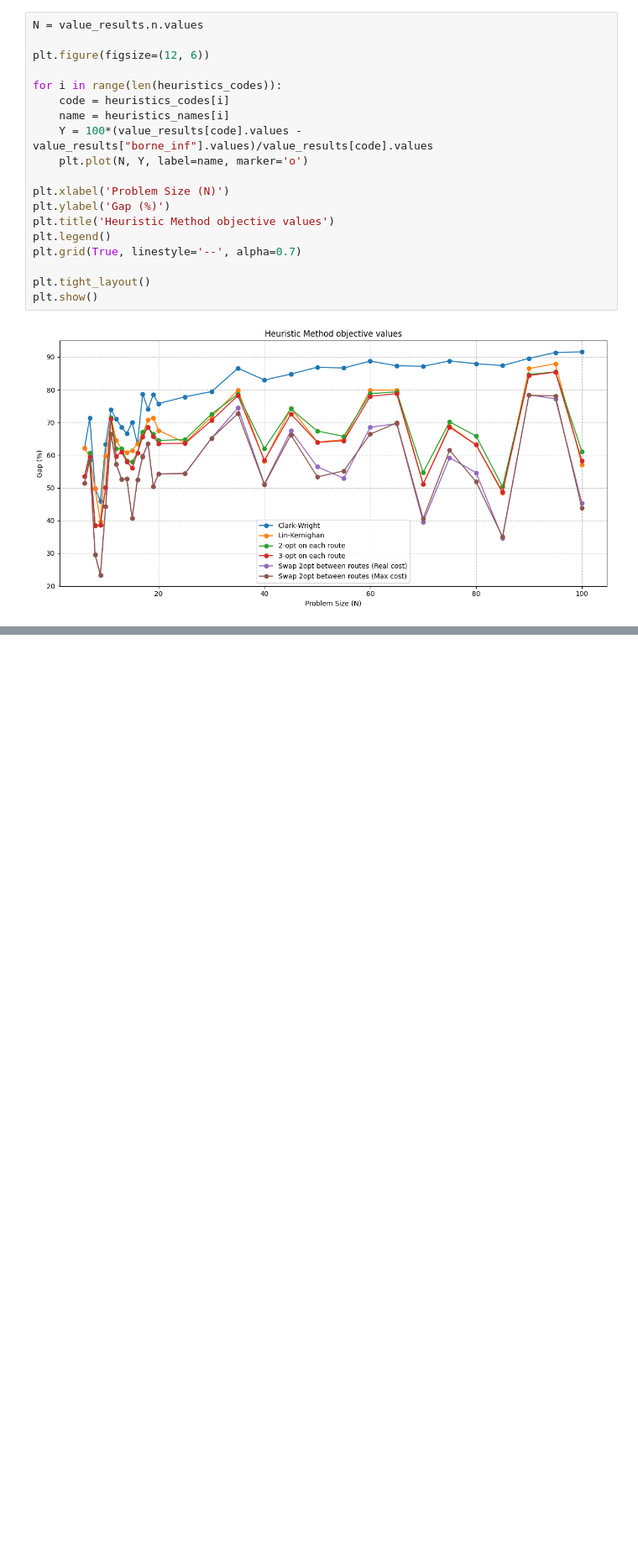
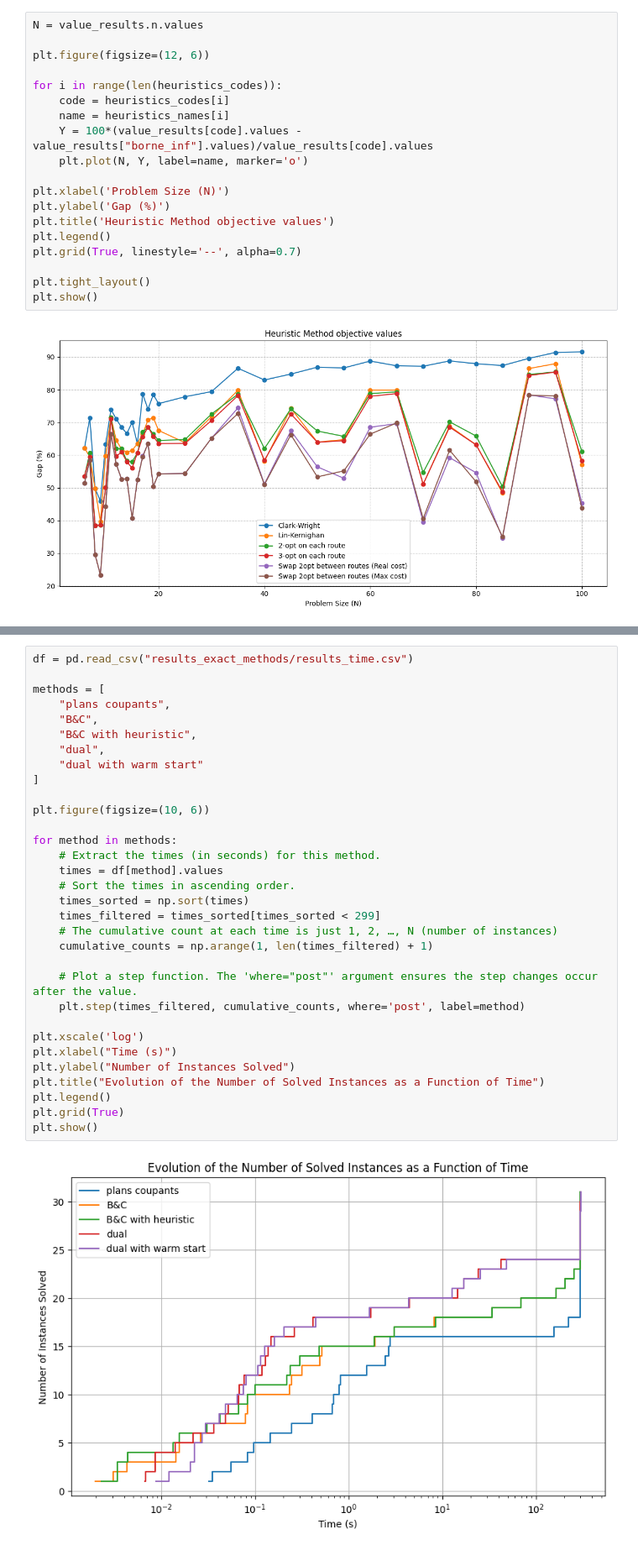
Before and after one commit to Darthkiller2Jr/projet_mpro, a Jupyter notebook: illustrations.ipynb, the cells around one changed output, grey strips where cells are left out. Shown at 84% size. Drawn from its saved outputs; the diff is of its cells as text; blank space fills up the shorter version.

```diff
--- a/illustrations.ipynb
+++ b/illustrations.ipynb
@@ -85,3 +85,37 @@ plt.legend()
 plt.show()
 # %% [output]
 [figure]
+# %%
+df = pd.read_csv("results_exact_methods/results_time.csv")
+
+methods = [
+    "plans coupants",
+    "B&C",
+    "B&C with heuristic",
+    "dual",
+    "dual with warm start"
+]
+
+plt.figure(figsize=(10, 6))
+
+for method in methods:
+    # Extract the times (in seconds) for this method.
+    times = df[method].values
+    # Sort the times in ascending order.
+    times_sorted = np.sort(times)
+    times_filtered = times_sorted[times_sorted < 299]
+    # The cumulative count at each time is just 1, 2, …, N (number of instances)
+    cumulative_counts = np.arange(1, len(times_filtered) + 1)
+
+    # Plot a step function. The 'where="post"' argument ensures the step changes occur after the value.
+    plt.step(times_filtered, cumulative_counts, where='post', label=method)
+
+plt.xscale('log')
+plt.xlabel("Time (s)")
+plt.ylabel("Number of Instances Solved")
+plt.title("Evolution of the Number of Solved Instances as a Function of Time")
+plt.legend()
+plt.grid(True)
+plt.show()
+# %% [output]
+[figure, added]
```
Also changed, not shown: parts of 1 cell of this notebook, 5 other files.
